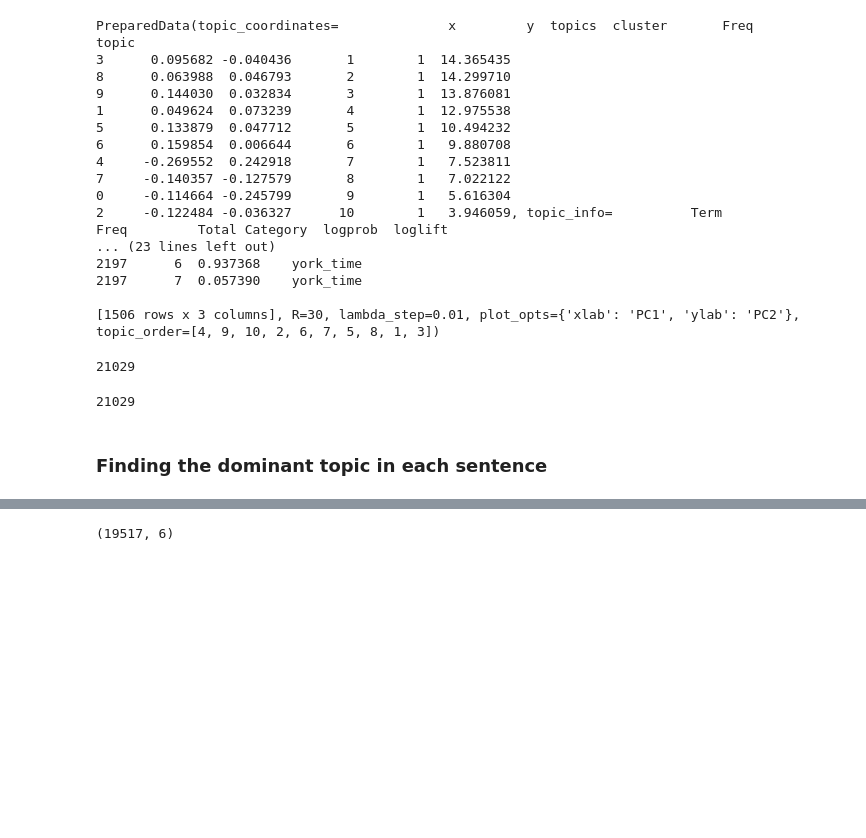
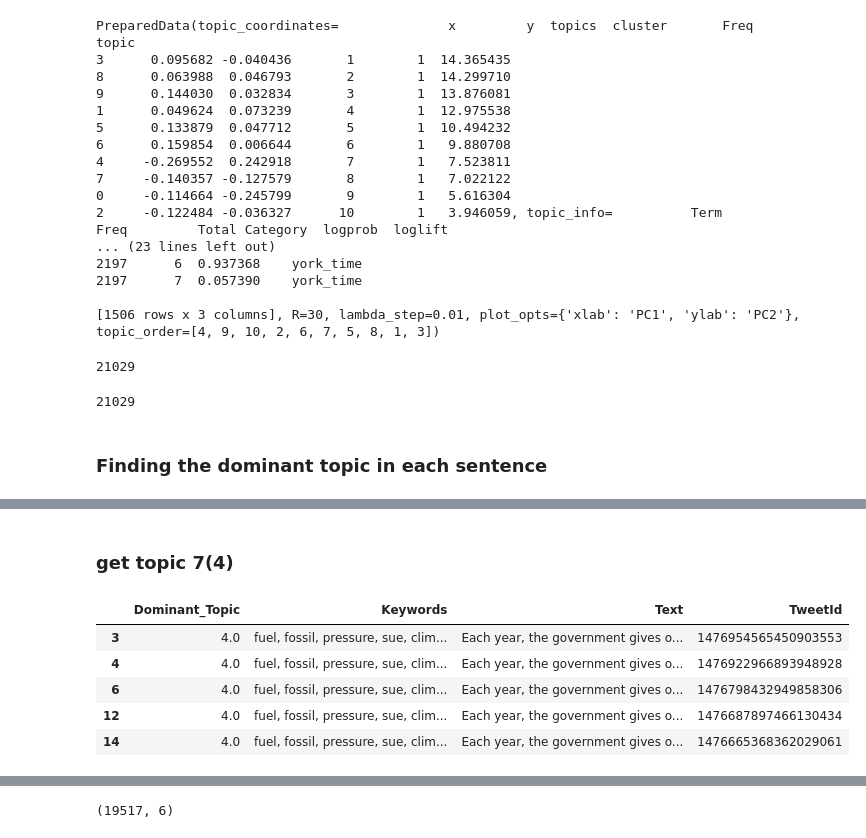
Before and after one commit to YunlouTeng/Climate-Change-Misinformation-project, a Jupyter notebook: exxon_mobil.ipynb, the cells around one changed output, grey strips where cells are left out. Saved outputs shown, nothing was run; the diff lists cells and outputs as text; code cells hidden in the pictures; blank space fills up the shorter version.

```diff
--- a/exxon_mobil.ipynb
+++ b/exxon_mobil.ipynb
@@ -641,3 +639,16 @@ df_dominant_topic.head()
 | 2 | 2 | 0.0 | 0.2807 | business, plan, climate, know, ex... | @amywestervelt Your opinion piece... | 1476962302159060992 | 1476958634705780736 | Megan Robbins | ... |
 | 3 | 3 | 4.0 | 0.9471 | fuel, fossil, pressure, sue, clim... | Each year, the government gives o... | 1476954565450903553 | 47878087 | Jennifer Hall | ... |
 | 4 | 4 | 4.0 | 0.9471 | fuel, fossil, pressure, sue, clim... | Each year, the government gives o... | 1476922966893948928 | 1450838788037496836 | Dennis Landi | ... |
+# %% [markdown]
+### get topic 7(4)
+# %%
+topic_7 = df_dominant_topic[df_dominant_topic['Dominant_Topic'] == 4].filter(['Dominant_Topic','Keywords','Text','TweetId'], axis = 1)
+# %%
+topic_7.head()
+# %% [output]
+|  | Dominant_Topic | Keywords | Text | TweetId |
+| 3 | 4.0 | fuel, fossil, pressure, sue, clim... | Each year, the government gives o... | 1476954565450903553 |
+| 4 | 4.0 | fuel, fossil, pressure, sue, clim... | Each year, the government gives o... | 1476922966893948928 |
+| 6 | 4.0 | fuel, fossil, pressure, sue, clim... | Each year, the government gives o... | 1476798432949858306 |
+| 12 | 4.0 | fuel, fossil, pressure, sue, clim... | Each year, the government gives o... | 1476687897466130434 |
+| 14 | 4.0 | fuel, fossil, pressure, sue, clim... | Each year, the government gives o... | 1476665368362029061 |
```
Also changed, not shown: parts of 9 cells of this notebook, 3 other files.
